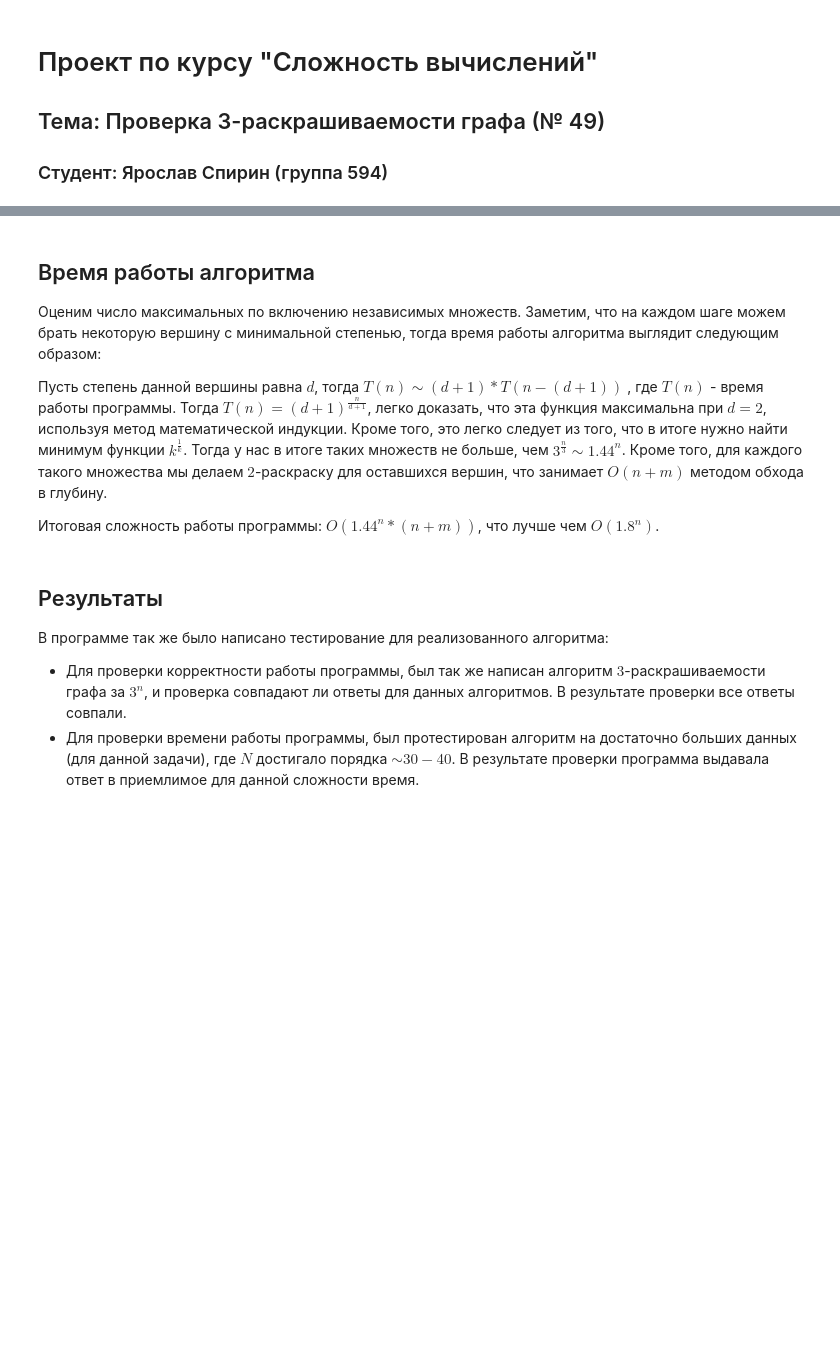
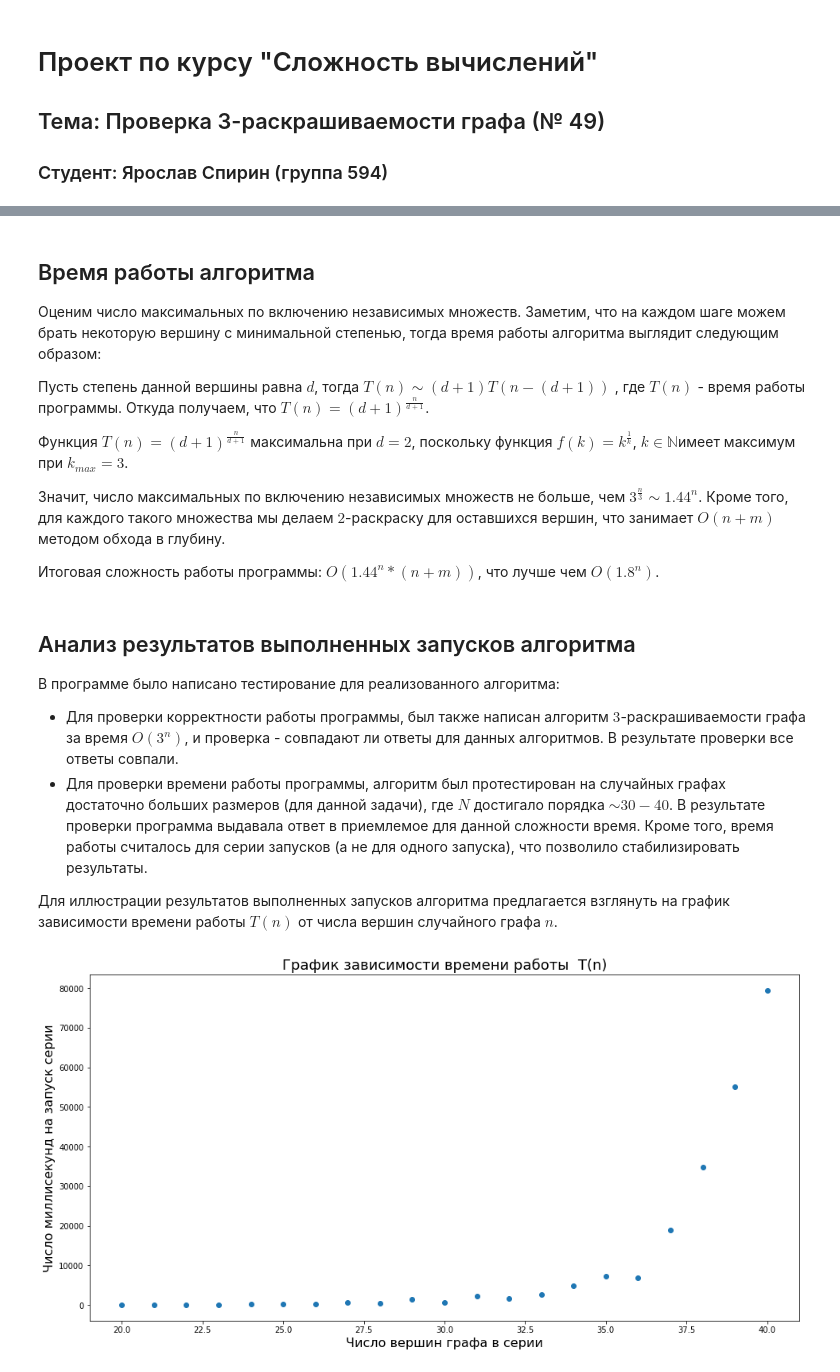
Before and after one commit to mountain-viewer/Computational-Complexity-Project, a Jupyter notebook: 3coloring.ipynb, the cells around one changed output, grey strips where cells are left out. Saved outputs shown, nothing was run; the diff lists cells and outputs as text; code cells hidden in the pictures; blank space fills up the shorter version.

```diff
--- a/3coloring.ipynb
+++ b/3coloring.ipynb
@@ -34,13 +60,36 @@
 
 Оценим число максимальных по включению независимых множеств. Заметим, что на каждом шаге можем брать некоторую вершину с минимальной степенью, тогда время работы алгоритма выглядит следующим образом:
 
-Пусть степень данной вершины равна $d$, тогда $ T(n) \sim (d+1) * T(n - (d + 1))$ , где $T(n)$ - время работы программы. Тогда $T(n) = (d+1)^{\frac{n}{d+1}}$, легко доказать, что эта функция максимальна при $d = 2$, используя  метод математической индукции. Кроме того, это легко следует из того, что в итоге нужно найти минимум функции $k^{\frac{1}{k}}$.
-Тогда у нас в итоге таких множеств не больше, чем $3^{\frac{n}{3}} \sim 1.44^n$. Кроме того, для каждого такого множества мы делаем $2$-раскраску для оставшихся вершин, что занимает $O(n + m)$ методом обхода в глубину.
+Пусть степень данной вершины равна $d$, тогда $ T(n) \sim (d+1) T(n - (d + 1))$ , где $T(n)$ - время работы программы. Откуда получаем, что $T(n) = (d+1)^{\frac{n}{d+1}}$.
+
+Функция $T(n) = (d+1)^{\frac{n}{d+1}}$ максимальна при $d = 2$, поскольку функция $f(k) = k^{\frac{1}{k}}$, $k \in \mathbb{N}$имеет максимум при $k_{max} = 3$.
+
+Значит, число максимальных по включению независимых множеств не больше, чем $3^{\frac{n}{3}} \sim 1.44^n$. Кроме того, для каждого такого множества мы делаем $2$-раскраску для оставшихся вершин, что занимает $O(n + m)$ методом обхода в глубину.
 
 Итоговая сложность работы программы: $O(1.44^n * (n+m))$, что лучше чем $O(1.8^n)$.
 # %% [markdown]
-## Результаты
-В программе так же было написано тестирование для реализованного алгоритма:
-* Для проверки корректности работы программы, был так же написан алгоритм $3$-раскрашиваемости графа за $3^n$, и проверка совпадают ли ответы для данных алгоритмов. В результате проверки все ответы совпали.
-* Для проверки времени работы программы, был протестирован алгоритм на достаточно больших данных (для данной задачи), где $N$ достигало порядка $\sim 30-40$. В результате проверки программа выдавала ответ в приемлимое для данной сложности время.
+## Анализ результатов выполненных запусков алгоритма
+
+В программе было написано тестирование для реализованного алгоритма:
+* Для проверки корректности работы программы, был также написан алгоритм $3$-раскрашиваемости графа за время $O(3^n)$, и проверка - совпадают ли ответы для данных алгоритмов. В результате проверки все ответы совпали.
+* Для проверки времени работы программы, алгоритм был протестирован на случайных графах достаточно больших размеров (для данной задачи), где $N$ достигало порядка $\sim 30-40$. В результате проверки программа выдавала ответ в приемлемое для данной сложности время. Кроме того, время работы считалось для серии запусков (а не для одного запуска), что позволило стабилизировать результаты.
+
+Для иллюстрации результатов выполненных запусков алгоритма предлагается взглянуть на график зависимости времени работы $T(n)$ от числа вершин случайного графа $n$.
+# %%
+import numpy as np
+import matplotlib.pyplot as plt
+
+vertices = np.arange(20, 41)
+times = np.array([29, 37, 64, 48, 144, 149, 242, 641, 532, 1395,
+                  697, 2283, 1652, 2648, 4829, 7335, 6921, 18927,
+                  34832, 55155, 79503])
+
+plt.figure(figsize=(16, 8))
+plt.scatter(vertices, times)
+plt.title('График зависимости времени работы  T(n)', fontsize=18)
+plt.xlabel('Число вершин графа в серии', fontsize=16)
+plt.ylabel('Число миллисекунд на запуск серии', fontsize=16)
+plt.show()
+# %% [output]
+[figure, added]
 # %% [markdown]
```
Also changed, not shown: parts of 8 cells of this notebook, 1 other file.
